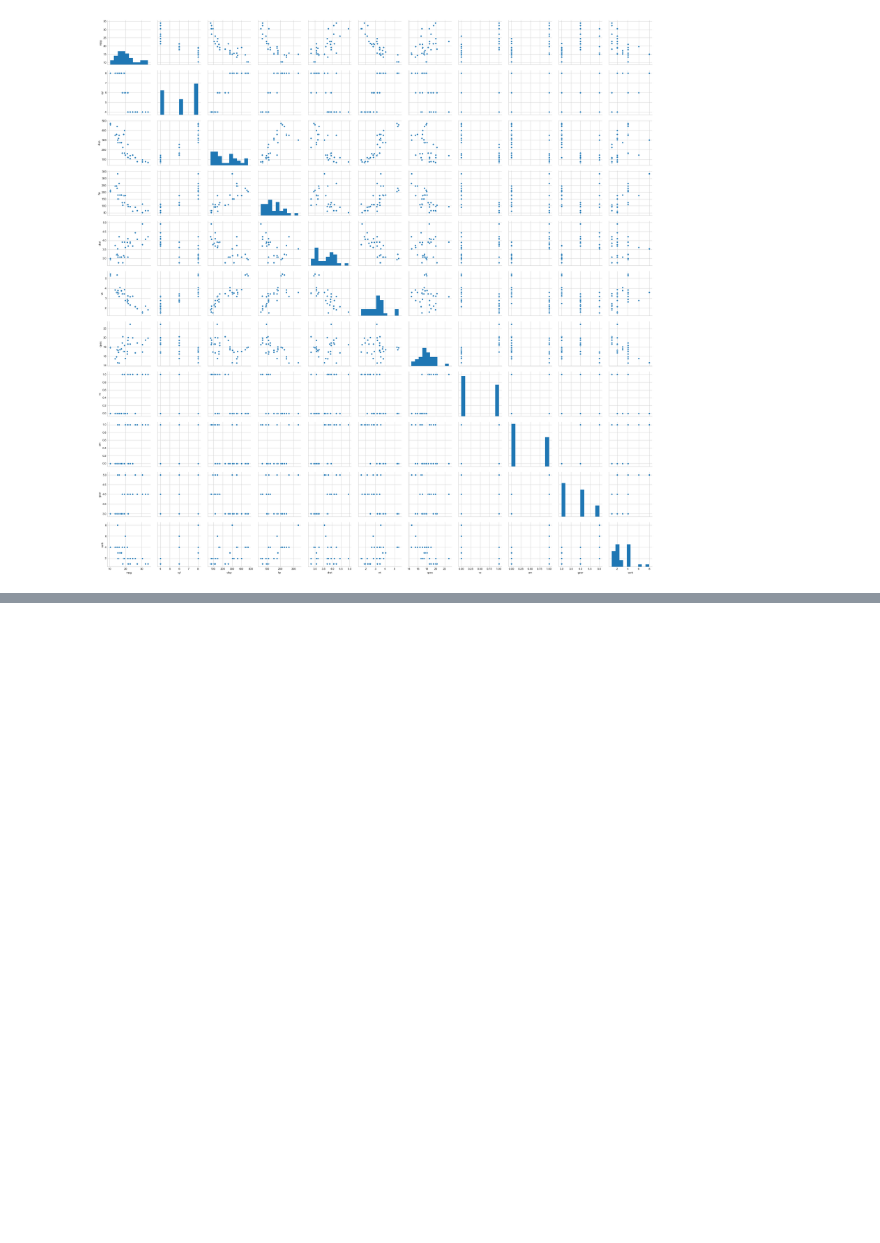
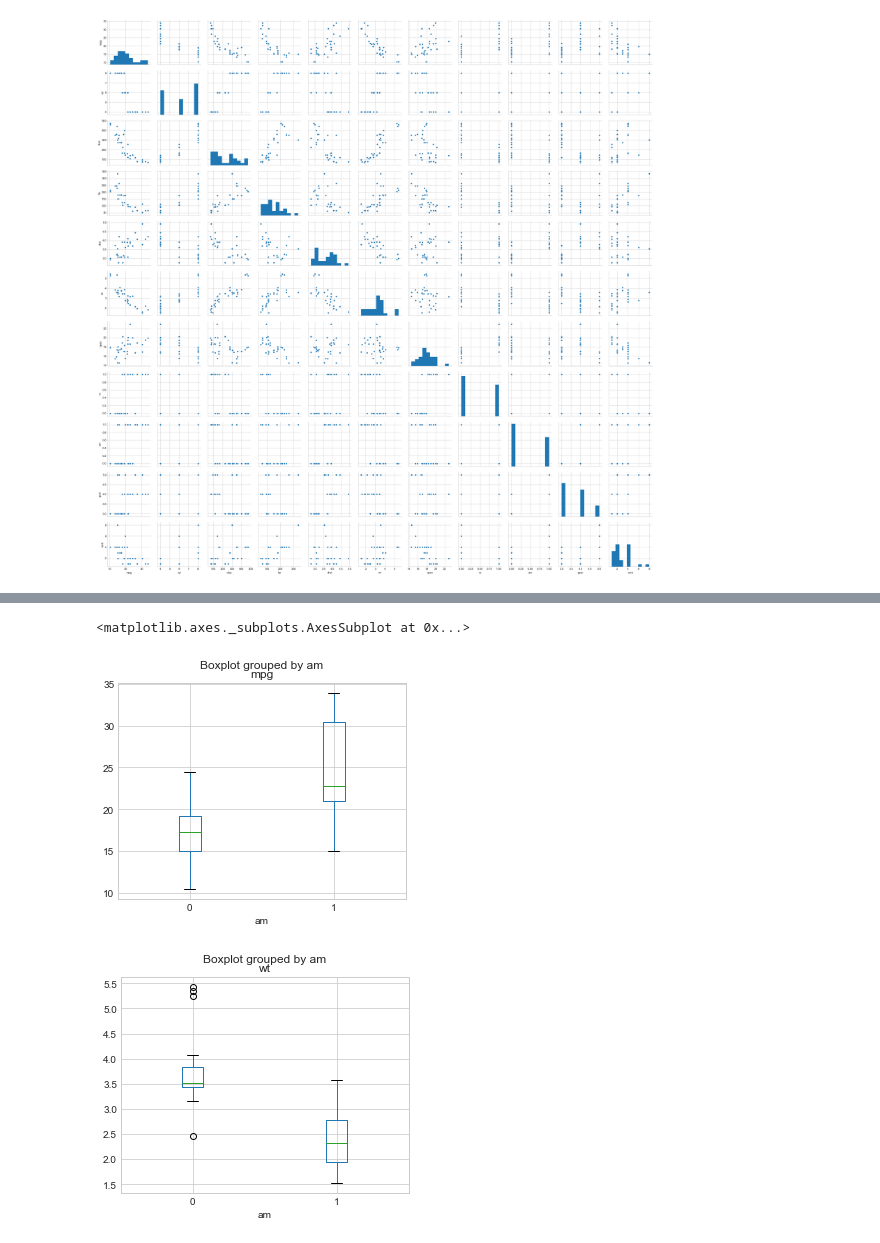
Before and after one commit to ArthurEzenwanne/python-learning, a Jupyter notebook: Lesson-2-Practice.ipynb, the cells around one changed output, grey strips where cells are left out. Drawn from its saved outputs; the diff is of its cells as text; code cells hidden in the pictures; blank space fills up the shorter version.

```diff
--- a/Lesson-2-Practice.ipynb
+++ b/Lesson-2-Practice.ipynb
@@ -331,0 +342,8 @@ sb.pairplot(cars_df, hue='group', palette='hls')
+# %%
+#creating boxplots
+data_cars.boxplot(column='mpg', by='am')
+data_cars.boxplot(column='wt', by='am')
+# %% [output]
+<matplotlib.axes._subplots.AxesSubplot at 0x...>
+[figure, added]
+[figure, added]
```
Also changed, not shown: parts of 2 cells of this notebook.
